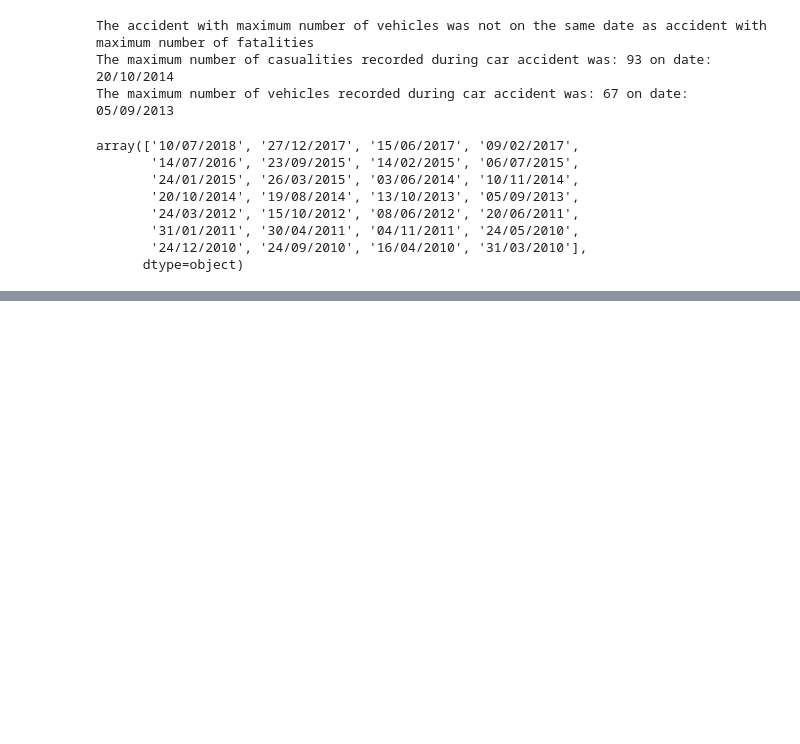
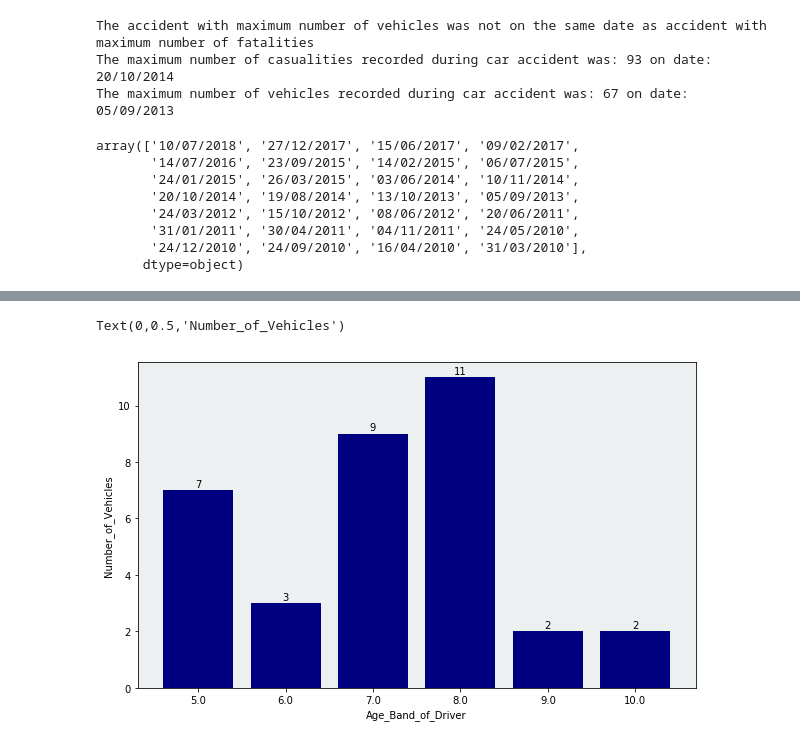
Before and after one commit to odojoachim/Coursera_Capstone, a Jupyter notebook: Coursera_Project.ipynb, the cells around one changed output, grey strips where cells are left out. Drawn from its saved outputs; the diff is of its cells as text; code cells hidden in the pictures; blank space fills up the shorter version.

```diff
--- a/Coursera_Project.ipynb
+++ b/Coursera_Project.ipynb
@@ -295,0 +310,17 @@ data['Date'] = pd.to_datetime(data['Date'].str.strip(), format='%d/%m/%Y')
+# %%
+# We need to make sure that variables has good dataytype and change the values using info from meta data
+df = pd.DataFrame(M5, columns = ['Age_Band_of_Driver', 'Vehicle_Reference']).groupby(['Age_Band_of_Driver'], as_index = False).count()
+df['Age_Band_of_Driver'] = df['Age_Band_of_Driver'].apply(str)
+# df['Age_Band_of_Driver'] = df['Age_Band_of_Driver'].map({'5.0': '21 - 25', '6:0' : '26 : 35', '7.0' : '36 - 45', '8.0' : '46 - 55', '9.0' : '56 - 65', '10.0' : '66 - 75'})
+# df['Vehicle_Type'].rename_categories()
+plt.figure(figsize=(10,6))
+ax = plt.axes()
+ax.set_facecolor("#ECF0F1")
+plt.bar(df['Age_Band_of_Driver'],df['Vehicle_Reference'], color = 'navy')
+for x,y in zip(df['Age_Band_of_Driver'],df['Vehicle_Reference']):
+    plt.text(x, y+0.05, '%d' % y, ha='center' , va= 'bottom')
+plt.xlabel('Age_Band_of_Driver')
+plt.ylabel('Number_of_Vehicles')
+# %% [output]
+Text(0,0.5,'Number_of_Vehicles')
+[figure, added]
```
Also changed, not shown: parts of 27 cells of this notebook.
